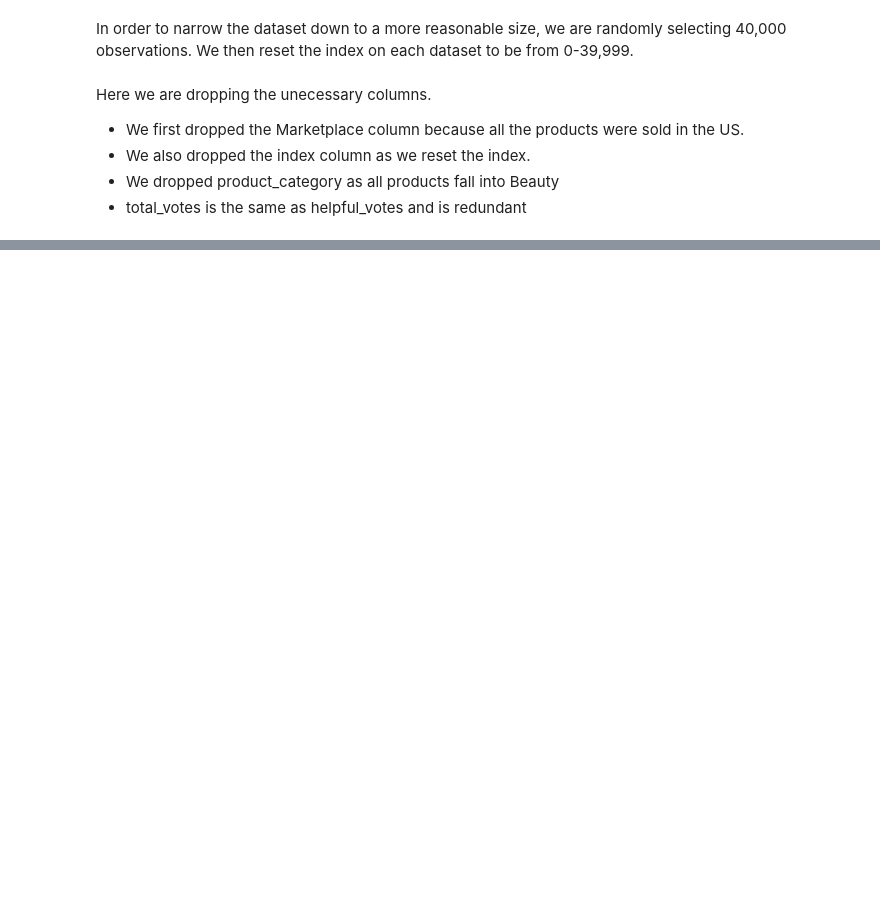
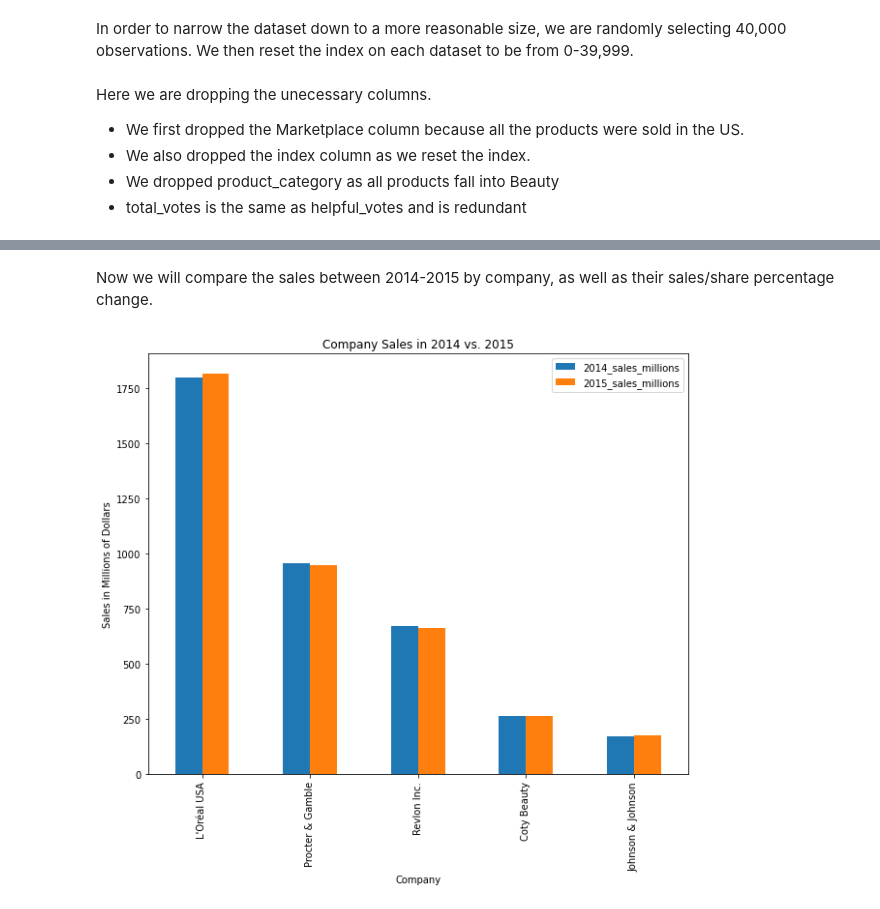
Before and after one commit to wansyd20/info2950, a Jupyter notebook: Phase 2.ipynb, the cells around one changed output, grey strips where cells are left out. Drawn from its saved outputs; the diff is of its cells as text; code cells hidden in the pictures; blank space fills up the shorter version.

```diff
--- a/Phase 2.ipynb
+++ b/Phase 2.ipynb
@@ -29,0 +89,2 @@ import pandas as pd
+# %%
+market_sales = pd.read_csv('beauty_market_data.csv')
@@ -152,0 +294,9 @@ beauty_clean = pd.read_csv('amazonreviews_beauty.csv')
+# %% [markdown]
+Now we will compare the sales between 2014-2015 by company, as well as their sales/share percentage change.
+# %%
+market_sales.plot(x = "Company", y= ['2014_sales_millions', '2015_sales_millions'], kind = 'bar', legend = True, figsize = (10, 8))
+plt.ylabel("Sales in Millions of Dollars")
+plt.title("Company Sales in 2014 vs. 2015")
+plt.show()
+# %% [output]
+[figure, added]
```
Also changed, not shown: parts of 78 cells of this notebook.
